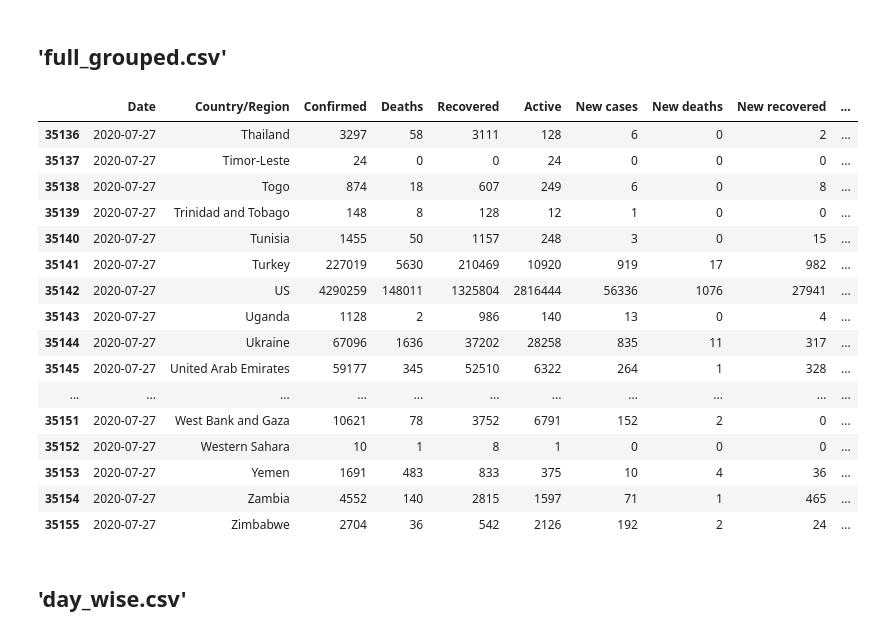
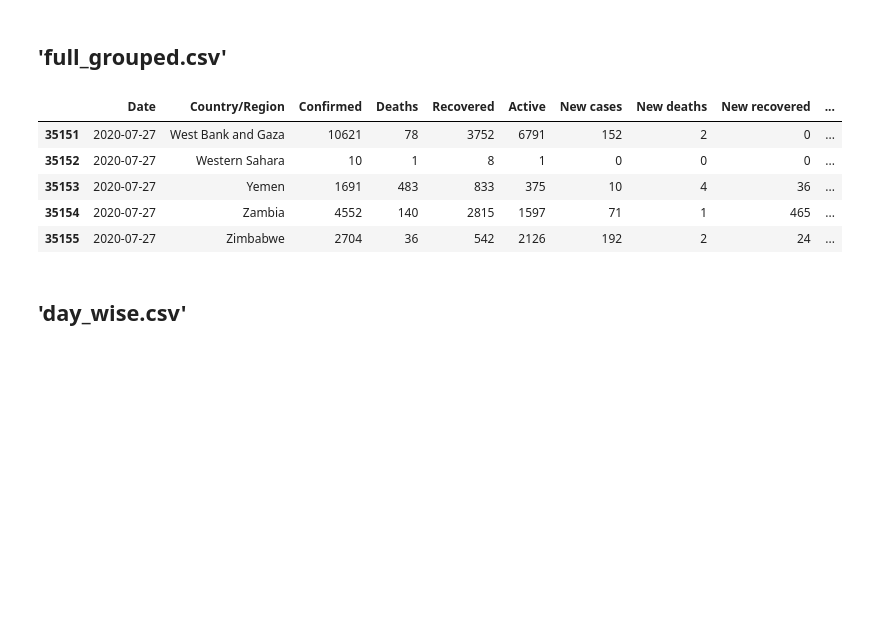
Before and after one commit to hemantkiri/Covid19, a Jupyter notebook: Covid19.ipynb, the cells around one changed output. Saved outputs shown, nothing was run; the diff lists cells and outputs as text; code cells hidden in the pictures; blank space fills up the shorter version.

```diff
--- a/Covid19.ipynb
+++ b/Covid19.ipynb
@@ -90,21 +79,10 @@ fig.show()
 # %%
 
 path='Covid-19'
 world_data=read_data(path,files[1])
-world_data.tail(20)
+world_data.tail(5)
 # %% [output]
 |  | Date | Country/Region | Confirmed | Deaths | Recovered | Active | New cases | New deaths | New recovered | ... |
-| 35136 | 2020-07-27 | Thailand | 3297 | 58 | 3111 | 128 | 6 | 0 | 2 | ... |
-| 35137 | 2020-07-27 | Timor-Leste | 24 | 0 | 0 | 24 | 0 | 0 | 0 | ... |
-| 35138 | 2020-07-27 | Togo | 874 | 18 | 607 | 249 | 6 | 0 | 8 | ... |
-| 35139 | 2020-07-27 | Trinidad and Tobago | 148 | 8 | 128 | 12 | 1 | 0 | 0 | ... |
-| 35140 | 2020-07-27 | Tunisia | 1455 | 50 | 1157 | 248 | 3 | 0 | 15 | ... |
-| 35141 | 2020-07-27 | Turkey | 227019 | 5630 | 210469 | 10920 | 919 | 17 | 982 | ... |
-| 35142 | 2020-07-27 | US | 4290259 | 148011 | 1325804 | 2816444 | 56336 | 1076 | 27941 | ... |
-| 35143 | 2020-07-27 | Uganda | 1128 | 2 | 986 | 140 | 13 | 0 | 4 | ... |
-| 35144 | 2020-07-27 | Ukraine | 67096 | 1636 | 37202 | 28258 | 835 | 11 | 317 | ... |
-| 35145 | 2020-07-27 | United Arab Emirates | 59177 | 345 | 52510 | 6322 | 264 | 1 | 328 | ... |
-| ... | ... | ... | ... | ... | ... | ... | ... | ... | ... | ... |
 | 35151 | 2020-07-27 | West Bank and Gaza | 10621 | 78 | 3752 | 6791 | 152 | 2 | 0 | ... |
 | 35152 | 2020-07-27 | Western Sahara | 10 | 1 | 8 | 1 | 0 | 0 | 0 | ... |
 | 35153 | 2020-07-27 | Yemen | 1691 | 483 | 833 | 375 | 10 | 4 | 36 | ... |
```
Also changed, not shown: parts of 12 cells of this notebook.
